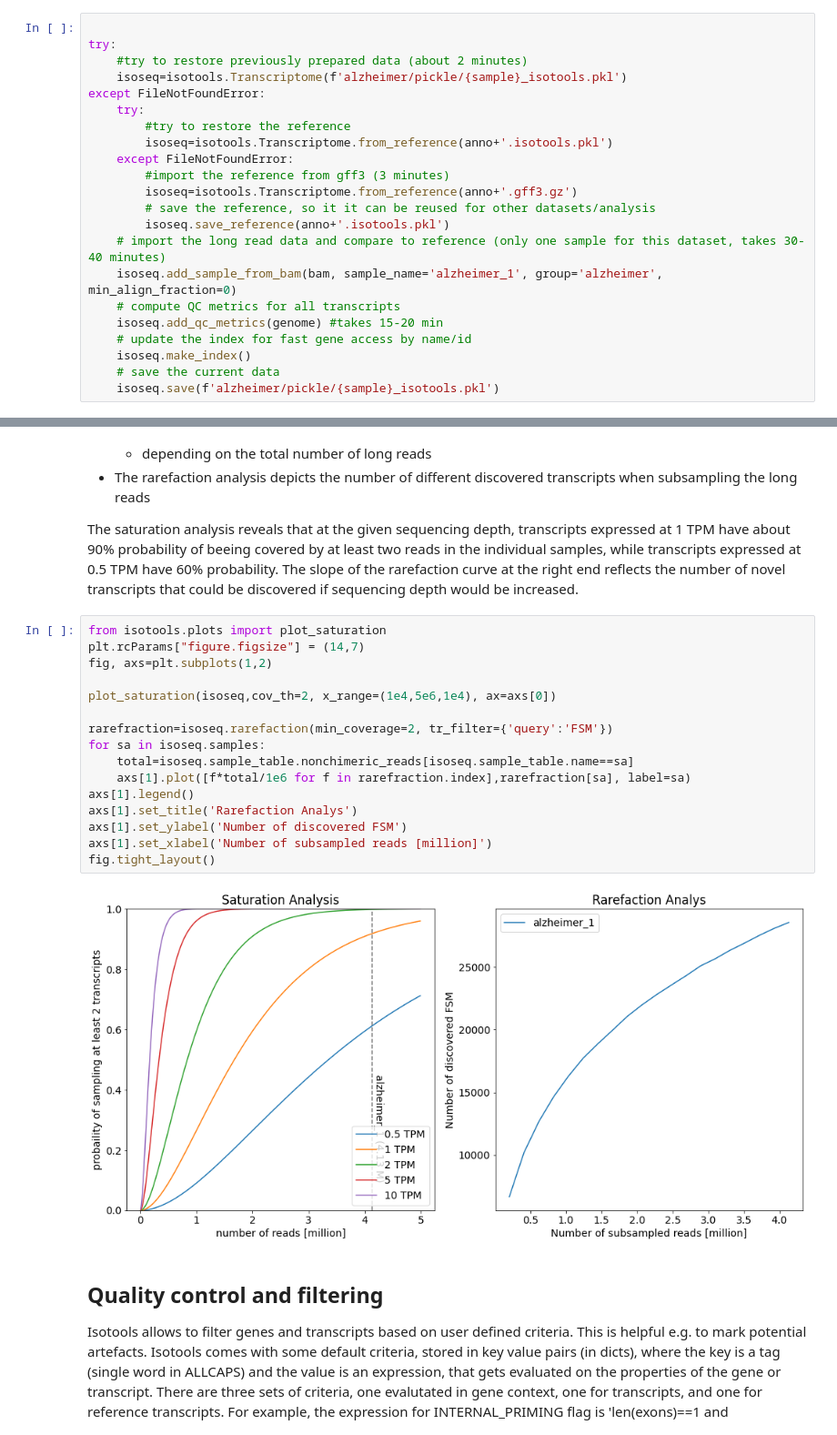
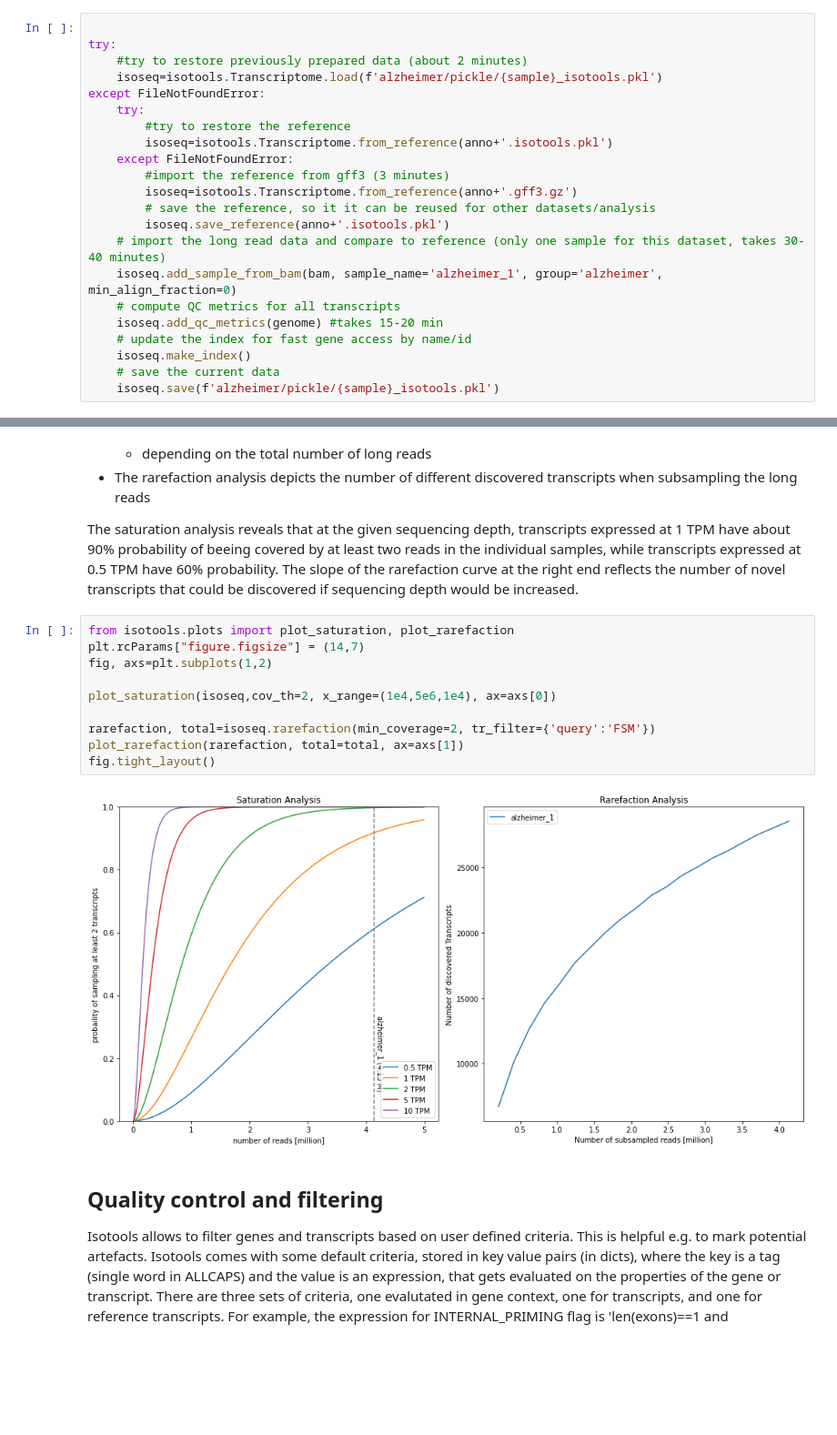
Before and after one commit to MatthiasLienhard/isotools, a Jupyter notebook: docs/notebooks/isotools_alzheimer.ipynb, the cells around one changed output, grey strips where cells are left out. Shown: that part at 91% size. Cells and saved outputs as stored; diff of their text form; blank space fills up the shorter version.

```diff
--- a/docs/notebooks/isotools_alzheimer.ipynb
+++ b/docs/notebooks/isotools_alzheimer.ipynb
@@ -64,7 +64,7 @@ anno='reference/gencode.v36.chr_patch_hapl_scaff.annotation_sorted'
 
 try:
     #try to restore previously prepared data (about 2 minutes)
-    isoseq=isotools.Transcriptome(f'alzheimer/pickle/{sample}_isotools.pkl')
+    isoseq=isotools.Transcriptome.load(f'alzheimer/pickle/{sample}_isotools.pkl')
 except FileNotFoundError:
     try:
         #try to restore the reference
@@ -104,23 +101,17 @@ To estimate the saturation of discovered isoforms, IsoTools offers two complimen
 
 The saturation analysis reveals that at the given sequencing depth, transcripts expressed at 1 TPM have about 90% probability of beeing covered by at least two reads in the individual samples, while transcripts expressed at 0.5 TPM have 60% probability. The slope of the rarefaction curve at the right end reflects the number of novel transcripts that could be discovered if sequencing depth would be increased.
 # %%
-from isotools.plots import plot_saturation
+from isotools.plots import plot_saturation, plot_rarefaction
 plt.rcParams["figure.figsize"] = (14,7)
 fig, axs=plt.subplots(1,2)
 
 plot_saturation(isoseq,cov_th=2, x_range=(1e4,5e6,1e4), ax=axs[0])
 
-rarefraction=isoseq.rarefaction(min_coverage=2, tr_filter={'query':'FSM'})
-for sa in isoseq.samples:
-    total=isoseq.sample_table.nonchimeric_reads[isoseq.sample_table.name==sa]
-    axs[1].plot([f*total/1e6 for f in rarefraction.index],rarefraction[sa], label=sa)
-axs[1].legend()
-axs[1].set_title('Rarefaction Analys')
-axs[1].set_ylabel('Number of discovered FSM')
-axs[1].set_xlabel('Number of subsampled reads [million]')
+rarefaction, total=isoseq.rarefaction(min_coverage=2, tr_filter={'query':'FSM'})
+plot_rarefaction(rarefaction, total=total, ax=axs[1])
 fig.tight_layout()
 # %% [output]
-[figure, old version]
+[figure, new version]
 # %% [markdown]
 ## Quality control and filtering
 Isotools allows to filter genes and transcripts based on user defined criteria. This is helpful e.g. to mark potential artefacts. Isotools comes with some default criteria, stored in key value pairs (in dicts), where the key is a tag (single word in ALLCAPS) and the value is an expression, that gets evaluated on the properties of the gene or transcript.
```
Also changed, not shown: parts of 6 cells of this notebook, 2 other files.
